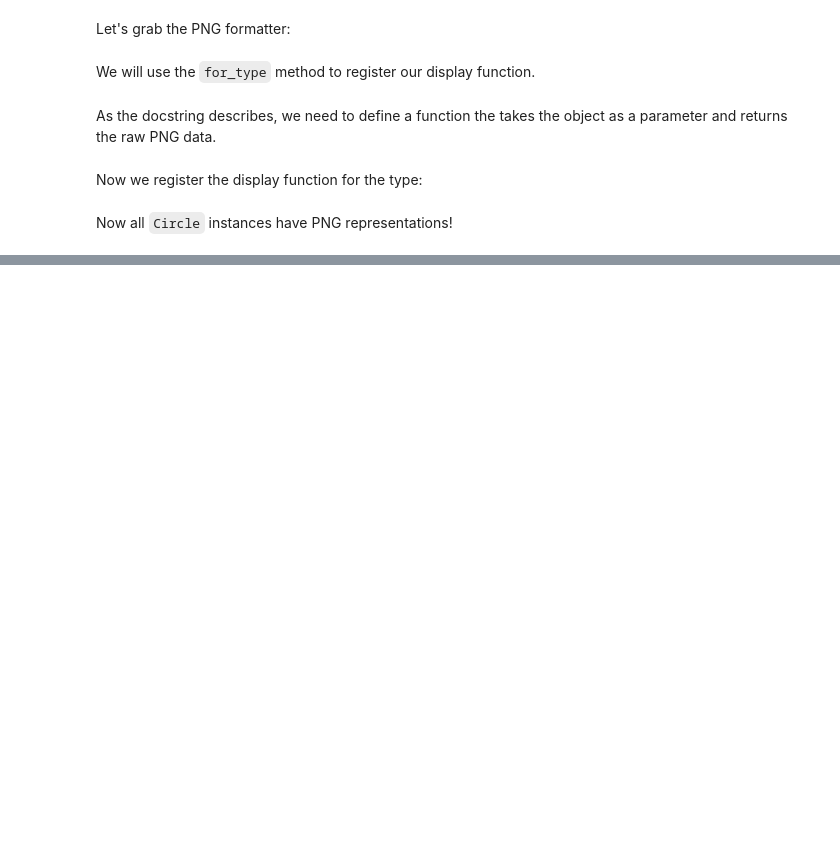
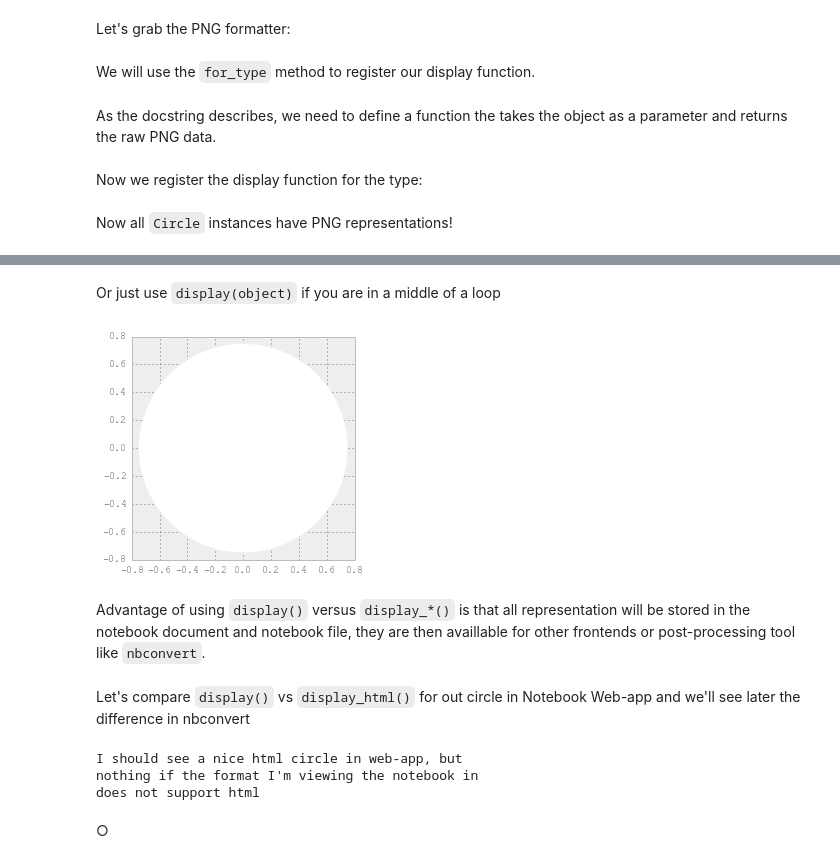
Before and after one commit to ipython/ipython-in-depth, a Jupyter notebook: notebooks/Custom Display Logic.ipynb, the cells around one changed output, grey strips where cells are left out. Cells and saved outputs as stored; diff of their text form; code cells hidden in the pictures; blank space fills up the shorter version.

```diff
--- a/notebooks/Custom Display Logic.ipynb
+++ b/notebooks/Custom Display Logic.ipynb
@@ -121,0 +179,20 @@ display_png(c2)
+# %% [markdown]
+Or just use `display(object)` if you are in a middle of a loop
+# %%
+display(cNoJs)
+# %% [output]
+[figure, added]
+# %% [markdown]
+Advantage of using `display()` versus `display_*()` is that all representation will be stored in the notebook document and notebook file, they are then availlable for other frontends or post-processing tool like `nbconvert`.
+# %% [markdown]
+Let's compare `display()` vs `display_html()` for out circle in Notebook Web-app and we'll see later the difference in nbconvert
+# %%
+print "I should see a nice html circle in web-app, but"
+print "nothing if the format I'm viewing the notebook in"
+print "does not support html"
+display_html(cNoJs)
+# %% [output]
+I should see a nice html circle in web-app, but
+nothing if the format I'm viewing the notebook in
+does not support html
+○
```
Also changed, not shown: parts of 12 cells of this notebook, 2 other files.
